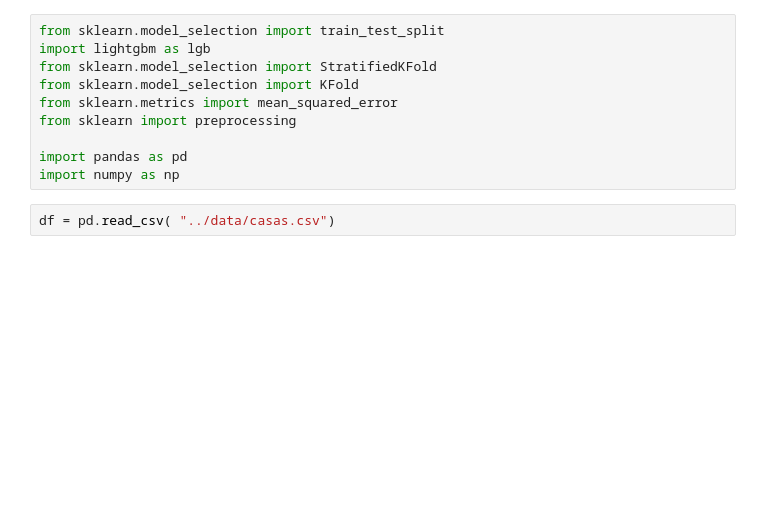
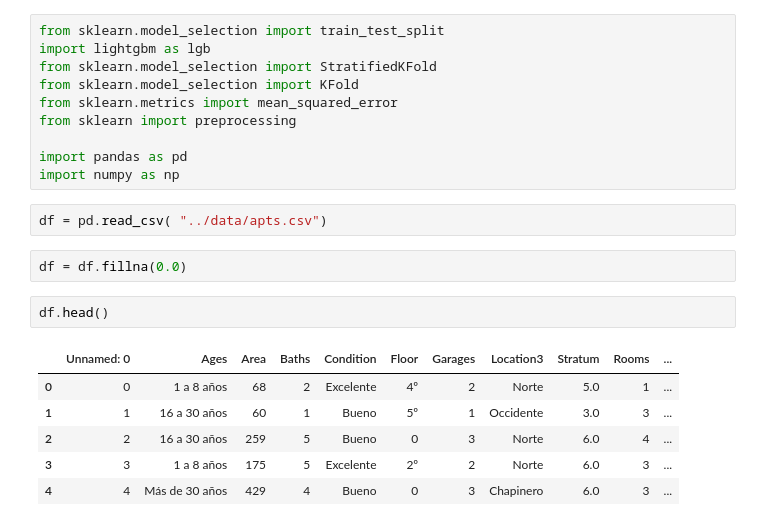
Before and after one commit to afhuertass/fincaraiz, a Jupyter notebook: scripts/Model.ipynb, the cells around one changed output. Cells and saved outputs as stored; diff of their text form; blank space fills up the shorter version.

```diff
--- a/scripts/Model.ipynb
+++ b/scripts/Model.ipynb
@@ -9,4 +9,15 @@ from sklearn import preprocessing
 import pandas as pd
 import numpy as np
 # %%
-df = pd.read_csv( "../data/casas.csv")
+df = pd.read_csv( "../data/apts.csv")
+# %%
+df = df.fillna(0.0)
+# %%
+df.head()
+# %% [output]
+|  | Unnamed: 0 | Ages | Area | Baths | Condition | Floor | Garages | Location3 | Stratum | Rooms | ... |
+| 0 | 0 | 1 a 8 años | 68 | 2 | Excelente | 4º | 2 | Norte | 5.0 | 1 | ... |
+| 1 | 1 | 16 a 30 años | 60 | 1 | Bueno | 5º | 1 | Occidente | 3.0 | 3 | ... |
+| 2 | 2 | 16 a 30 años | 259 | 5 | Bueno | 0 | 3 | Norte | 6.0 | 4 | ... |
+| 3 | 3 | 1 a 8 años | 175 | 5 | Excelente | 2º | 2 | Norte | 6.0 | 3 | ... |
+| 4 | 4 | Más de 30 años | 429 | 4 | Bueno | 0 | 3 | Chapinero | 6.0 | 3 | ... |
```
Also changed, not shown: parts of 19 cells of this notebook, 16 other files.
